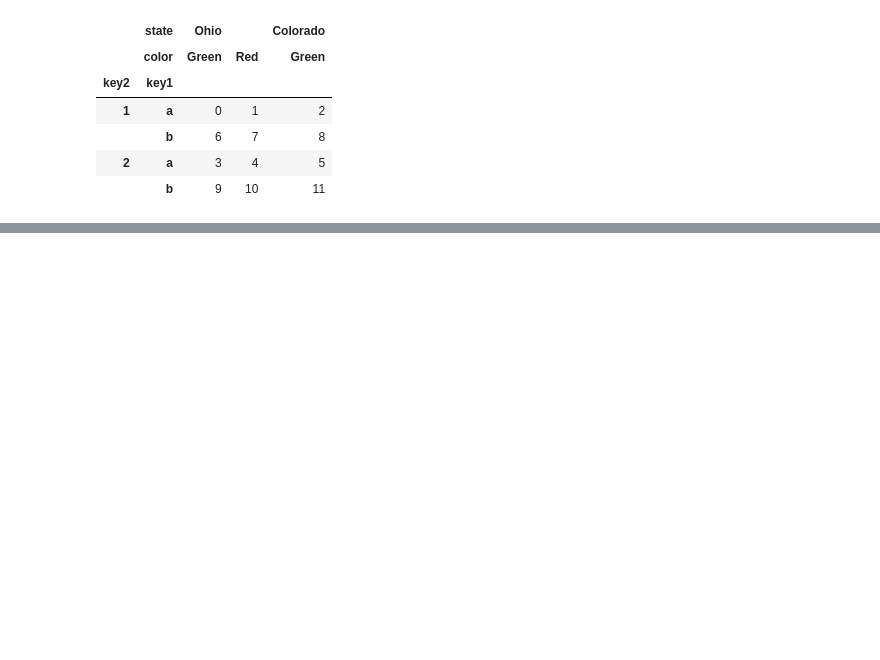
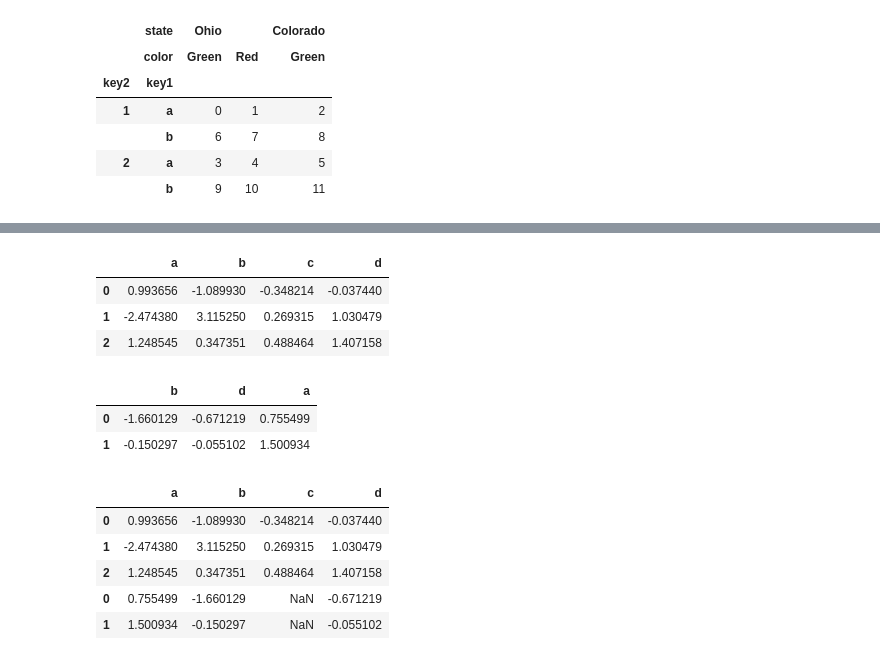
Before and after one commit to cdpeters/python-analysis-practice, a Jupyter notebook: Python_for_Data_Analysis_3rd_Edition/ch8_practice.ipynb, the cells around one changed output, grey strips where cells are left out. Saved outputs shown, nothing was run; the diff lists cells and outputs as text; code cells hidden in the pictures; blank space fills up the shorter version.

```diff
--- a/Python_for_Data_Analysis_3rd_Edition/ch8_practice.ipynb
+++ b/Python_for_Data_Analysis_3rd_Edition/ch8_practice.ipynb
@@ -85,0 +119,26 @@ frame.swaplevel(0, 1).sort_index(level=0)
+# %%
+df1 = pd.DataFrame(np.random.standard_normal((3, 4)), columns=["a", "b", "c", "d"])
+
+df2 = pd.DataFrame(np.random.standard_normal((2, 3)), columns=["b", "d", "a"])
+# %%
+df1
+# %% [output]
+|  | a | b | c | d |
+| 0 | 0.993656 | -1.089930 | -0.348214 | -0.037440 |
+| 1 | -2.474380 | 3.115250 | 0.269315 | 1.030479 |
+| 2 | 1.248545 | 0.347351 | 0.488464 | 1.407158 |
+# %%
+df2
+# %% [output]
+|  | b | d | a |
+| 0 | -1.660129 | -0.671219 | 0.755499 |
+| 1 | -0.150297 | -0.055102 | 1.500934 |
+# %%
+pd.concat([df1, df2])
+# %% [output]
+|  | a | b | c | d |
+| 0 | 0.993656 | -1.089930 | -0.348214 | -0.037440 |
+| 1 | -2.474380 | 3.115250 | 0.269315 | 1.030479 |
+| 2 | 1.248545 | 0.347351 | 0.488464 | 1.407158 |
+| 0 | 0.755499 | -1.660129 | NaN | -0.671219 |
+| 1 | 1.500934 | -0.150297 | NaN | -0.055102 |
```
Also changed, not shown: parts of 13 cells of this notebook, 7 other files.
